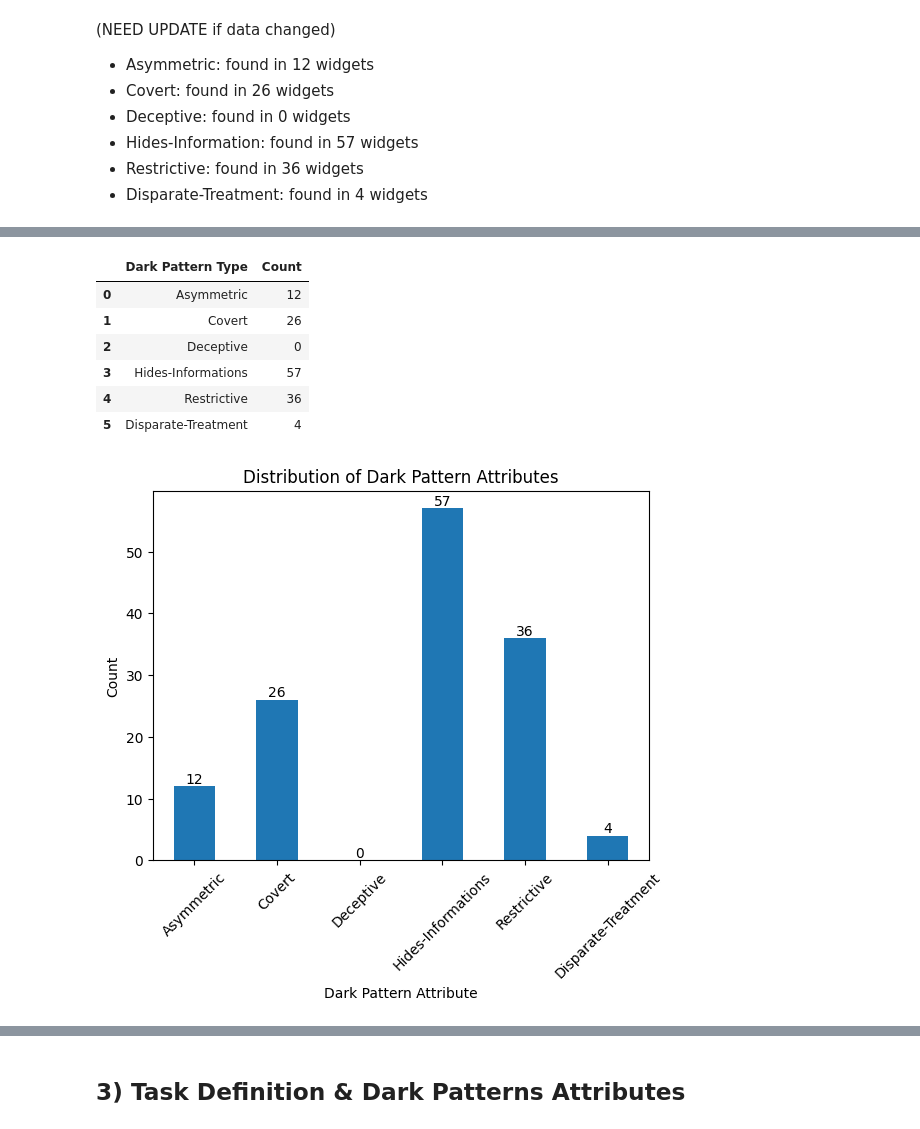
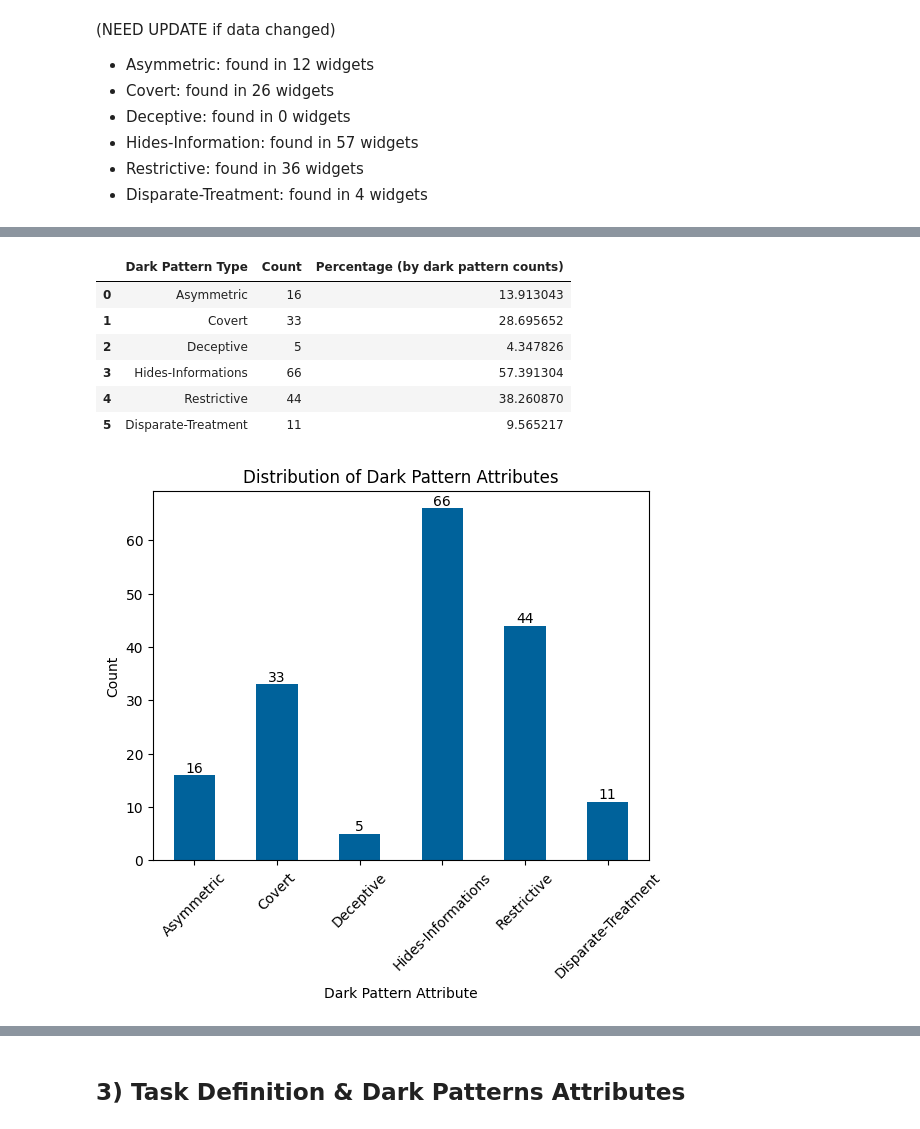
Before and after one commit to ChenzwNina/dark-pattern-analysis, a Jupyter notebook: data_analysis.ipynb, the cells around one changed output, grey strips where cells are left out. Saved outputs shown, nothing was run; the diff lists cells and outputs as text; code cells hidden in the pictures.

```diff
--- a/data_analysis.ipynb
+++ b/data_analysis.ipynb
@@ -36,12 +46,12 @@ df
 def count(x):
     if 'not-dark-pattern' in x:
         return 0
-    elif 'Not Decided' in x:
+    elif 'Not Decided' in x or 'not-sure' in x:
         # print(x)
         return -1
     else:
         return len(x)
 
-df['dark_pattern_count'] = df['dark pattern type'].apply(count)
+df['attributes count'] = df['dark pattern type'].apply(count)
 df.head()
 # %% [output]
@@ -115,22 +152,24 @@ for patterns in df['dark pattern type']:
             pattern_counts[p] += 1
 
 pattern_counts_df = pd.DataFrame(list(pattern_counts.items()), columns=['Dark Pattern Type', 'Count'])
+pattern_counts_df['Percentage (by dark pattern counts)'] = pattern_counts_df['Count'] / 115 * 100
+pattern_counts_df.to_csv('type_count.csv', index=False)
 pattern_counts_df
 # %% [output]
-|  | Dark Pattern Type | Count |
-| 0 | Asymmetric | 12 |
-| 1 | Covert | 26 |
-| 2 | Deceptive | 0 |
-| 3 | Hides-Informations | 57 |
-| 4 | Restrictive | 36 |
-| 5 | Disparate-Treatment | 4 |
+|  | Dark Pattern Type | Count | Percentage (by dark pattern counts) |
+| 0 | Asymmetric | 16 | 13.913043 |
+| 1 | Covert | 33 | 28.695652 |
+| 2 | Deceptive | 5 | 4.347826 |
+| 3 | Hides-Informations | 66 | 57.391304 |
+| 4 | Restrictive | 44 | 38.260870 |
+| 5 | Disparate-Treatment | 11 | 9.565217 |
 # %%
-ax = pattern_counts_df.plot(x='Dark Pattern Type', y='Count', kind='bar', legend=False, title='Distribution of Dark Pattern Attributes')
+ax = pattern_counts_df.plot(x='Dark Pattern Type', y='Count', kind='bar', color='#00629B', legend=False, title='Distribution of Dark Pattern Attributes')
 plt.xlabel('Dark Pattern Attribute')
 plt.ylabel('Count')
 plt.xticks(rotation=45)
 ax.bar_label(ax.containers[0])
 plt.show()
 # %% [output]
-[figure, old version]
+[figure, new version]
 # %%
```
Also changed, not shown: parts of 31 cells of this notebook, 6 other files.
